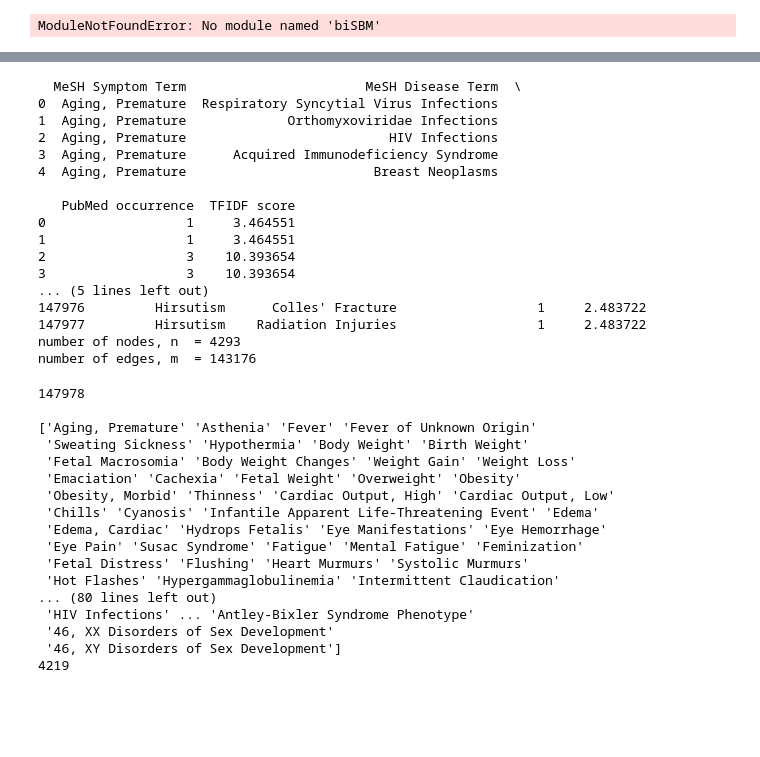
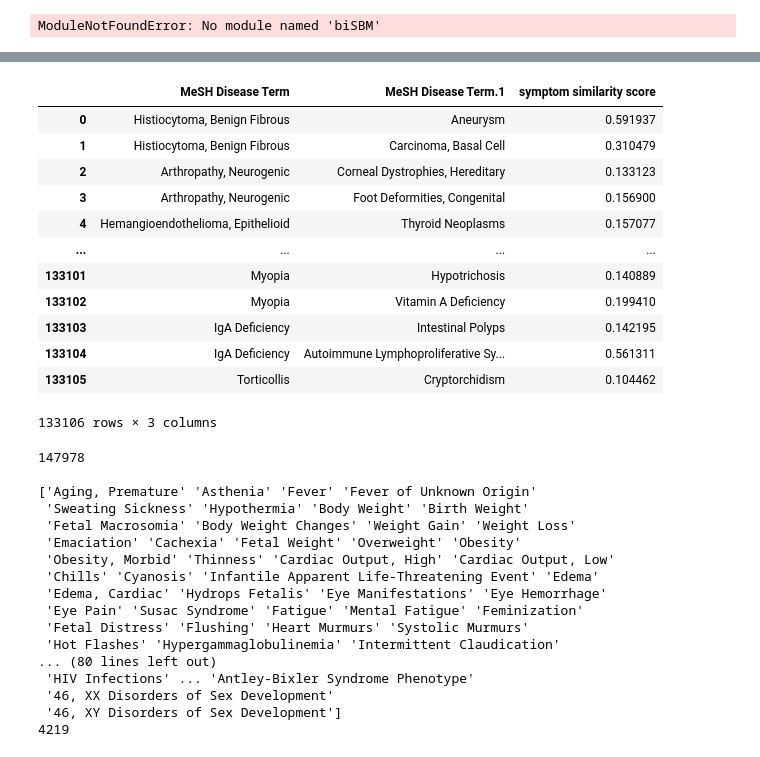
Before and after one commit to behzodcu/3352-project, a Jupyter notebook: network/3352_project.ipynb, the cells around one changed output, grey strips where cells are left out. Cells and saved outputs as stored; diff of their text form; code cells hidden in the pictures; blank space fills up the shorter version.

```diff
--- a/network/3352_project.ipynb
+++ b/network/3352_project.ipynb
@@ -115,11 +199,26 @@ def drawGz(G,z):
+# %%
+# Read in significant shared symptoms and shared genes/PPIs data
+
+fname4 = 'sup4.txt'
+
+dfPPI = pd.read_csv(fname4, sep = '\t')
+dfPPI
+# %% [output]
+|  | MeSH Disease Term | MeSH Disease Term.1 | symptom similarity score |
+| 0 | Histiocytoma, Benign Fibrous | Aneurysm | 0.591937 |
+| 1 | Histiocytoma, Benign Fibrous | Carcinoma, Basal Cell | 0.310479 |
+| 2 | Arthropathy, Neurogenic | Corneal Dystrophies, Hereditary | 0.133123 |
+| 3 | Arthropathy, Neurogenic | Foot Deformities, Congenital | 0.156900 |
+| 4 | Hemangioendothelioma, Epithelioid | Thyroid Neoplasms | 0.157077 |
+| ... | ... | ... | ... |
+| 133101 | Myopia | Hypotrichosis | 0.140889 |
+| 133102 | Myopia | Vitamin A Deficiency | 0.199410 |
+| 133103 | IgA Deficiency | Intestinal Polyps | 0.142195 |
+| 133104 | IgA Deficiency | Autoimmune Lymphoproliferative Sy... | 0.561311 |
+| 133105 | Torticollis | Cryptorchidism | 0.104462 |
+133106 rows × 3 columns
 # %%
-fname1 = 'sup3.txt'
-
-dfHSDN = pd.read_csv(fname1, sep = '\t')
-print(dfHSDN.head())
-print(dfHSDN.tail())
-
-# print(dfHSDN.columns)
+# Create network
 
 Ghsdn = nx.from_pandas_edgelist(dfHSDN, 'MeSH Disease Term', 'MeSH Symptom Term', edge_key="TFIDF score",)
 
@@ -128,24 +227,6 @@ m = Ghsdn.number_of_edges()
 
 print(f'number of nodes, n  = {n}')
 print(f'number of edges, m  = {m}') # 4802 missing edges?
-# %% [output]
-  MeSH Symptom Term                       MeSH Disease Term  \
-0  Aging, Premature  Respiratory Syncytial Virus Infections
-1  Aging, Premature             Orthomyxoviridae Infections
-2  Aging, Premature                          HIV Infections
-3  Aging, Premature      Acquired Immunodeficiency Syndrome
-4  Aging, Premature                        Breast Neoplasms
-
-   PubMed occurrence  TFIDF score
-0                  1     3.464551
-1                  1     3.464551
-2                  3    10.393654
-3                  3    10.393654
-... (5 lines left out)
-147976         Hirsutism      Colles' Fracture                  1     2.483722
-147977         Hirsutism    Radiation Injuries                  1     2.483722
-number of nodes, n  = 4293
-number of edges, m  = 143176
 # %%
 #with_labels = 'True'
 # plt.figure(figsize = (12, 6)) # Define new figure size because default figure produced turned out to be too smal
```
Also changed, not shown: parts of 9 cells of this notebook, 3 other files.
